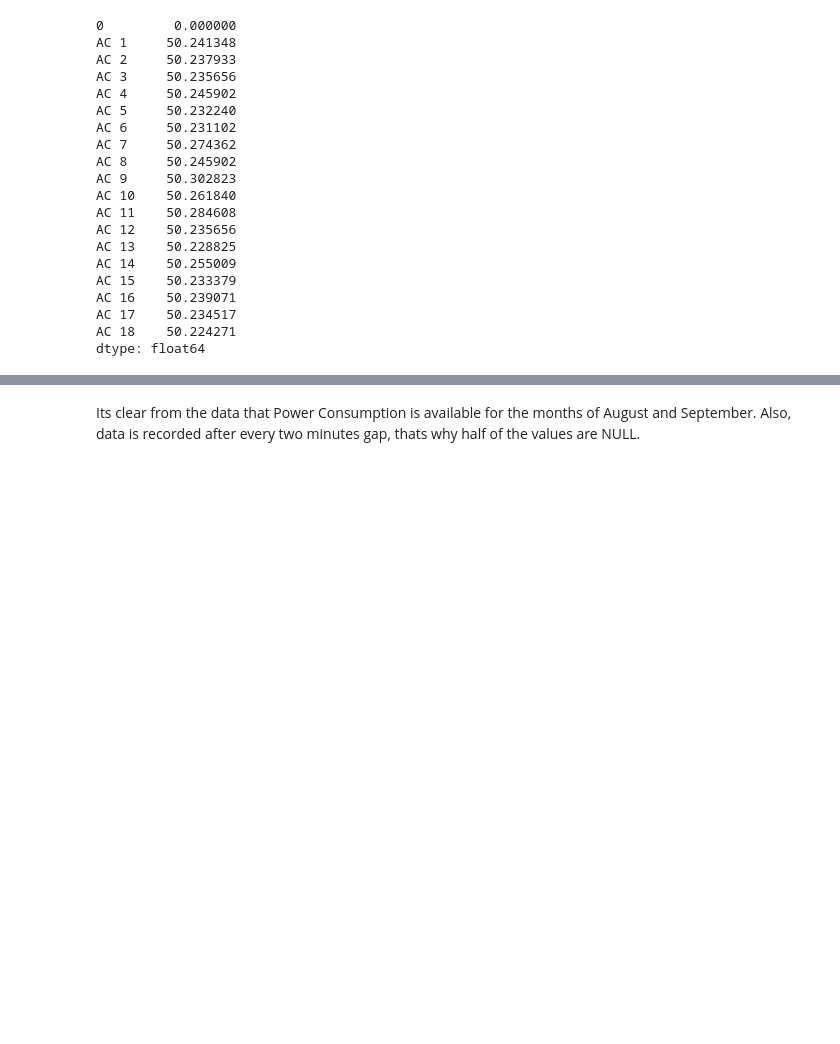
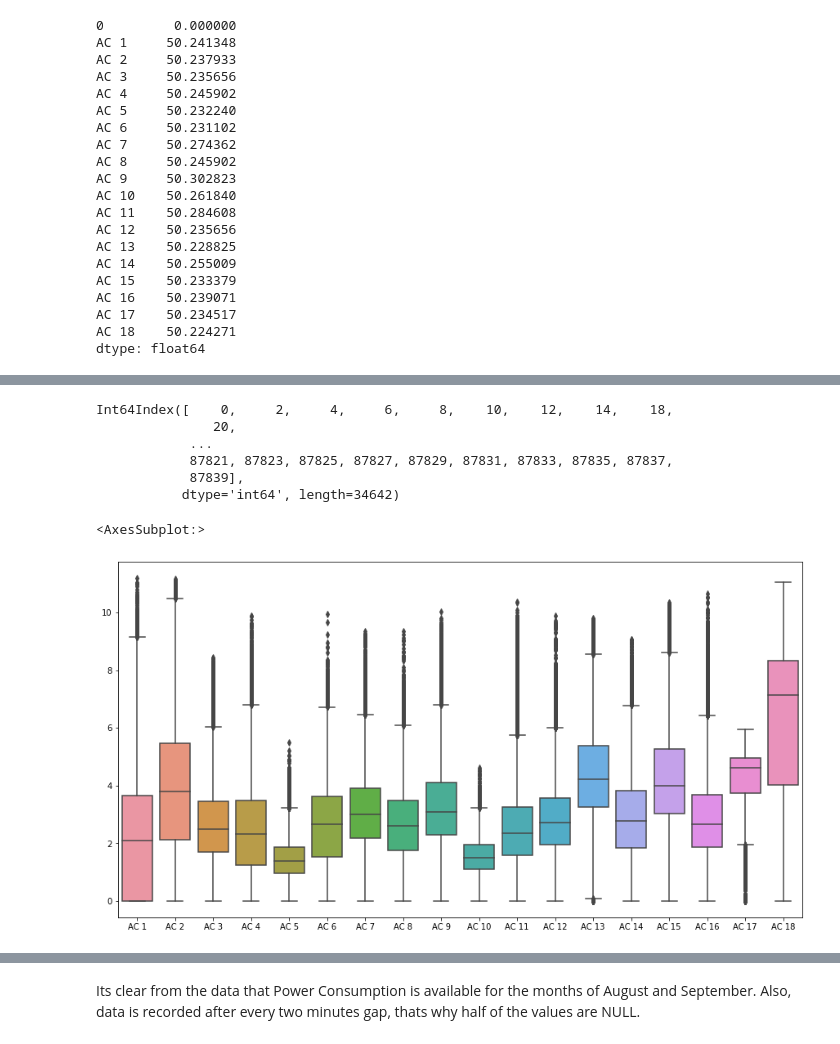
Before and after one commit to srivastavautkarsh13/Zenatix-Solutions, a Jupyter notebook: Zenatix.ipynb, the cells around one changed output, grey strips where cells are left out. Cells and saved outputs as stored; diff of their text form; code cells hidden in the pictures; blank space fills up the shorter version.

```diff
--- a/Zenatix.ipynb
+++ b/Zenatix.ipynb
@@ -75,0 +130,9 @@ dtype: float64
+# %%
+df[df.isnull().sum(axis=1) < 1].index
+# %% [output]
+Int64Index([    0,     2,     4,     6,     8,    10,    12,    14,    18,
+               20,
+            ...
+            87821, 87823, 87825, 87827, 87829, 87831, 87833, 87835, 87837,
+            87839],
+           dtype='int64', length=34642)
@@ -75,0 +144,6 @@ dtype: float64
+# %%
+plt.figure(figsize=(15,8))
+sns.boxplot(data=df)
+# %% [output]
+<AxesSubplot:>
+[figure, added]
```
Also changed, not shown: parts of 28 cells of this notebook.
